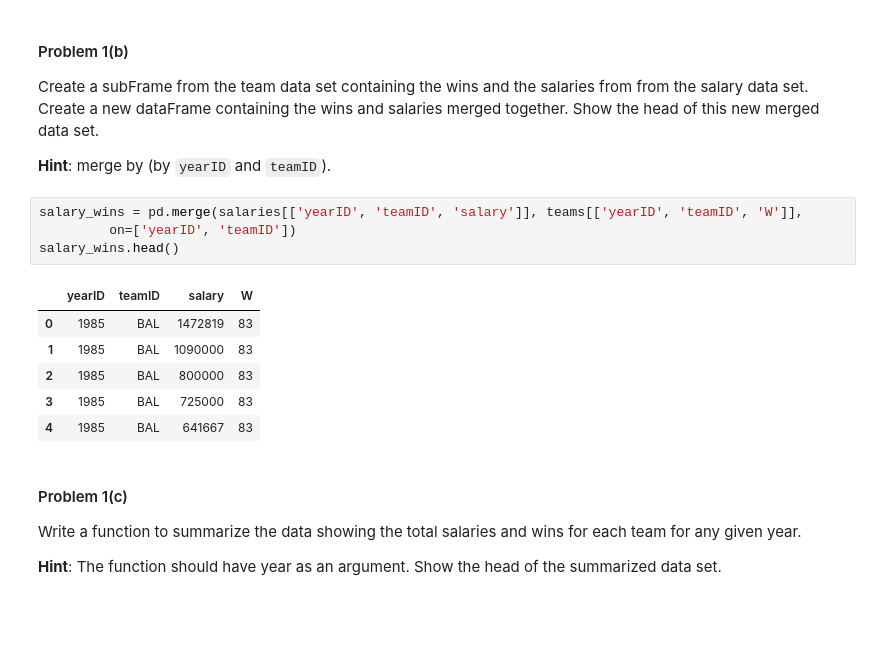
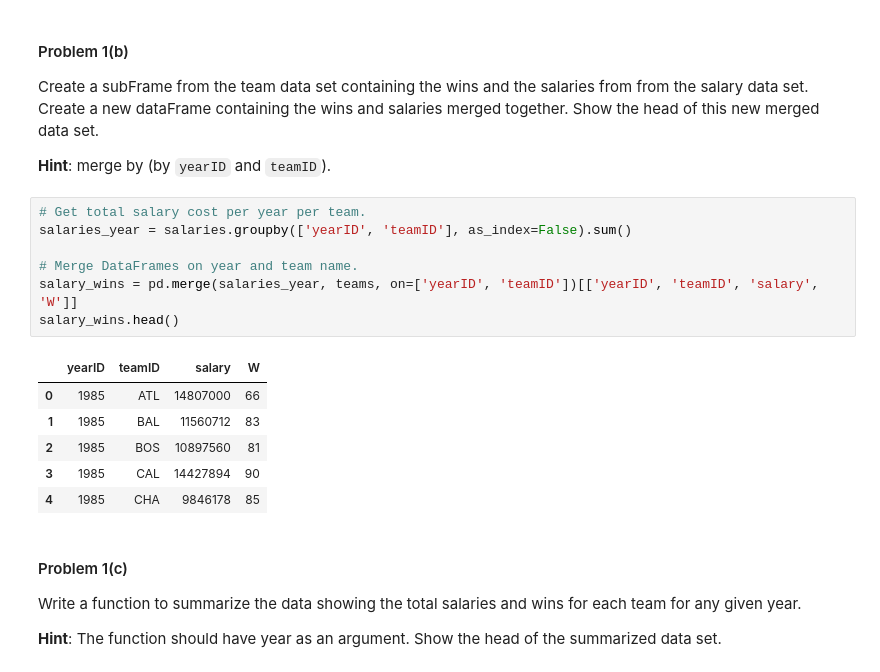
Before and after one commit to SurShank/cs109-1, a Jupyter notebook: HW1.ipynb, the cells around one changed output. Cells and saved outputs as stored; diff of their text form; blank space fills up the shorter version.

```diff
--- a/HW1.ipynb
+++ b/HW1.ipynb
@@ -92,17 +92,20 @@ print teams.head()
 Create a subFrame from the team data set containing the wins and the salaries from from the salary data set. Create a new dataFrame containing the wins and salaries merged together. Show the head of this new merged data set.
 
 **Hint**: merge by (by `yearID` and `teamID`).
-# %%
-salary_wins = pd.merge(salaries[['yearID', 'teamID', 'salary']], teams[['yearID', 'teamID', 'W']],
-         on=['yearID', 'teamID'])
-salary_wins.head()
-# %% [output]
-|  | yearID | teamID | salary | W |
-| 0 | 1985 | BAL | 1472819 | 83 |
-| 1 | 1985 | BAL | 1090000 | 83 |
-| 2 | 1985 | BAL | 800000 | 83 |
-| 3 | 1985 | BAL | 725000 | 83 |
-| 4 | 1985 | BAL | 641667 | 83 |
+# %%
+# Get total salary cost per year per team.
+salaries_year = salaries.groupby(['yearID', 'teamID'], as_index=False).sum()
+
+# Merge DataFrames on year and team name.
+salary_wins = pd.merge(salaries_year, teams, on=['yearID', 'teamID'])[['yearID', 'teamID', 'salary', 'W']]
+salary_wins.head()
+# %% [output]
+|  | yearID | teamID | salary | W |
+| 0 | 1985 | ATL | 14807000 | 66 |
+| 1 | 1985 | BAL | 11560712 | 83 |
+| 2 | 1985 | BOS | 10897560 | 81 |
+| 3 | 1985 | CAL | 14427894 | 90 |
+| 4 | 1985 | CHA | 9846178 | 85 |
 # %% [markdown]
 #### Problem 1(c)
 Write a function to summarize the data showing the total salaries and wins for each team for any given year.
```
Also changed, not shown: parts of 4 cells of this notebook.
